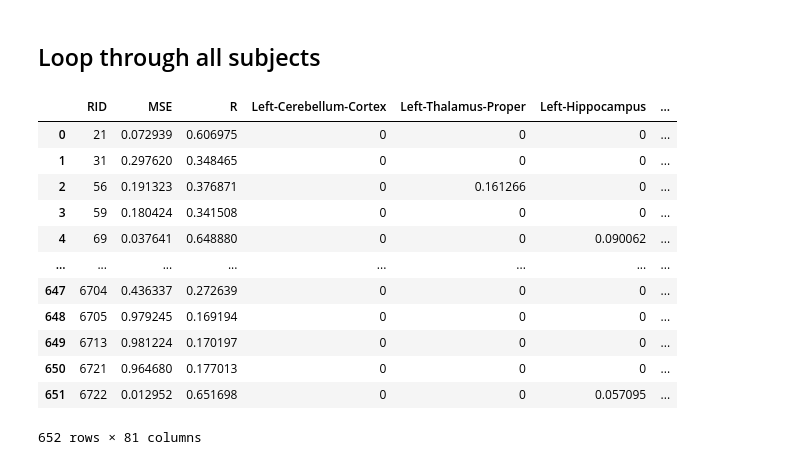
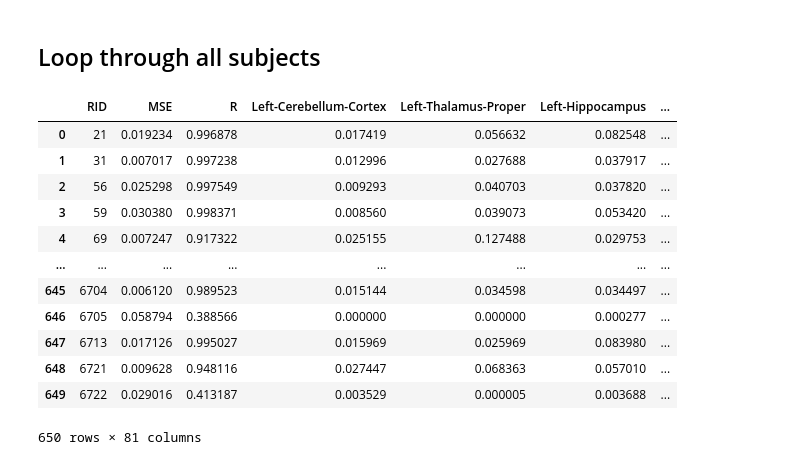
Before and after one commit to LaasyaMunjeti/EBM-Nexis, a Jupyter notebook: Running_nexis_seedop.ipynb, the cells around one changed output. Cells and saved outputs as stored; diff of their text form; code cells hidden in the pictures.

```diff
--- a/Running_nexis_seedop.ipynb
+++ b/Running_nexis_seedop.ipynb
@@ -62,7 +65,7 @@ regions = ['Left-Cerebellum-Cortex','Left-Thalamus-Proper','Left-Hippocampus','L
 
 C_ = connectivity_matrix  # Connectivity matrix (nROI x nROI)
 U_ = np.zeros((nROI, 1)) # Cell type matrix (nROI x nTypes)/ gene_data_reordered
-t_vec_ = np.linspace(0, 15, 16)  # Time vector in terms of stages outputted by EBM (16 stages) # CHANGE LATER: 100 time points once time vs. stage relationship has been specified
+t_vec_ = np.linspace(0, 18, 19)  # Time vector in terms of stages outputted by EBM (16 stages) # CHANGE LATER: 100 time points once time vs. stage relationship has been specified
 w_dir_ = 0  # Since I don't care about directionality, set to 0 which overwrites s as 0.5
 volcorrect_ = 1  # Binary flag set to 0 if not correcting for volume, set to 1 if correcting for volume and add regional volume data to regional_volumes
 region_volumes_ = regional_volumes_excluded  # Regional volumes for normalization (nROI x 1)
@@ -270,13 +315,14 @@ nexis_model = run_Nexis(C_=C_, U_=U_, t_vec_=t_vec_, w_dir_=w_dir_,
                         region_volumes_=region_volumes_, logistic_term_=1)
 
 # Parameters for simulate_nexis method
-parameters =  [0.26578466302222054, 0.4901505014988503, 1.0, 0.5, 0.0, 0.0, 20.000567683872493, thresholded_init_vec] # [alpha, beta, gamma, s, b, p, k, initial vector] # CAN MANUALLY SET PARAMETERS HERE
+parameters =  [0.574, 0.539, 1, 0.5, 0.0, 0.0, 50.0, optimized_initial_vec] # [alpha, beta, gamma, s, b, p, k, initial vector] # CAN MANUALLY SET PARAMETERS HERE
 
 # Call the simulate_nexis method with the parameters
 Y = nexis_model.simulate_nexis(parameters)
 
-# Take stages from Y that correspond to patient's stages
-Y_edited = Y[:, stages]
+if individual:
+    # Take stages from Y that correspond to patient's stages
+    Y_edited = Y[:, stages]
 
 # Plot heatmap of Y
 plt = heatmap('baseline',Y)
@@ -285,13 +331,12 @@ plt = heatmap('baseline',Y)
 # %% [markdown]
 ## Check Results
 # %%
-# Calculate MSE between E(t) and Y
-mse = mse_matrix(patient_tau, Y_edited)
-print('Mean squared error: ' + str(mse))
+if individual:
+    # Calculate MSE between E(t) and Y
+    mse = mse_matrix(patient_tau, Y_edited)
+    print('Mean squared error: ' + str(mse))
 
- # Calculate R (only relevant with longitudinal data)
-Y_edited = Y_edited.flatten()
-patient_tau = patient_tau.flatten()
-R, p_value = pearsonr(Y_edited, patient_tau)
-print('Pearsons R: ' + str(R))
+    # Calculate R (only relevant with longitudinal data)
+    R, p_value = pearsonr(Y_edited.flatten(), patient_tau.flatten())
+    print('Pearsons R: ' + str(R))
 # %% [output]
@@ -333,7 +398,4 @@ plt.show
 # %% [markdown]
 ## Loop through all subjects
 # %%
-# Avoid repeating any RIDS
-unique_rids = patient_data['RID'].unique()
-
 #Create a data frame for all patients seeding patterns
@@ -352,62 +414,52 @@ for rid in unique_rids:
     stages = [int(x) for x in stages]
 
     # Define patient tau data
-    patient_tau = patient.iloc[:,3:]
-
-    # Reorder regions to match region order of connectivity matrix
-    patient_tau = patient_tau.iloc[:, new_order_ADNI]
-
-    # Delete striatal regions
-    patient_tau = patient_tau.drop(regions_to_exclude, axis = 1)
+    patient_tau = patient.iloc[:,4:]
 
     # Convert to array and transpose so dim = nROI x # of stages
     patient_tau = patient_tau.to_numpy()
     patient_tau = patient_tau.T
 
     # Perform the optimization
-    custom_Nexis_MSE = partial(Nexis_MSE, patient_tau=patient_tau)
+    custom_Nexis_MSE = partial(Nexis_MSE, patient_tau=patient_tau, stages=stages)
 
     result = minimize(custom_Nexis_MSE, init_guess, bounds=bounds, method='L-BFGS-B',
                     options={'ftol': 1e-3, 'gtol': 1e-3, 'maxiter': 1000})
 
     if result.success:
         optimized_initial_vec = result.x
         optimized_initial_vec = optimized_initial_vec.tolist( )
 
-    # Thershold regional seed values to increase sparcity
-    top_values = heapq.nlargest(num_seeds, optimized_initial_vec)
-    optimized_initial_vec = [x if x in top_values else 0 for x in optimized_initial_vec]
-
     # Run Nexis
-    parameters =  [0.26578466302222054, 0.4901505014988503, 1.0, 0.5, 0.0, 0.0, 20.000567683872493, optimized_initial_vec] # [alpha, beta, gamma, s, b, p, k, initial vector] # CAN MANUALLY SET PARAMETERS HERE
+    parameters =  [0.574, 0.539, 1, 0.5, 0.0, 0.0, 50.0, optimized_initial_vec] # [alpha, beta, gamma, s, b, p, k, initial vector] # CAN MANUALLY SET PARAMETERS HERE
     Y = nexis_model.simulate_nexis(parameters)
     Y_edited = Y[:, stages]
 
     # Calculate MSE and R
     mse = mse_matrix(patient_tau, Y_edited)
     corr_coeff, p_value = pearsonr(patient_tau.flatten(), Y_edited.flatten())
 
     # Create data frame for the subject
     seeding = pandas.DataFrame([[rid] + [mse] + [corr_coeff] + optimized_initial_vec], columns=column_names)
 
     # Concatenate the original DataFrame with the new DataFrame
     seeding_all = pandas.concat([seeding_all, seeding], ignore_index=True)
 
 seeding_all
 # %% [output]
 |  | RID | MSE | R | Left-Cerebellum-Cortex | Left-Thalamus-Proper | Left-Hippocampus | ... |
-| 0 | 21 | 0.072939 | 0.606975 | 0 | 0 | 0 | ... |
-| 1 | 31 | 0.297620 | 0.348465 | 0 | 0 | 0 | ... |
-| 2 | 56 | 0.191323 | 0.376871 | 0 | 0.161266 | 0 | ... |
-| 3 | 59 | 0.180424 | 0.341508 | 0 | 0 | 0 | ... |
-| 4 | 69 | 0.037641 | 0.648880 | 0 | 0 | 0.090062 | ... |
+| 0 | 21 | 0.019234 | 0.996878 | 0.017419 | 0.056632 | 0.082548 | ... |
+| 1 | 31 | 0.007017 | 0.997238 | 0.012996 | 0.027688 | 0.037917 | ... |
+| 2 | 56 | 0.025298 | 0.997549 | 0.009293 | 0.040703 | 0.037820 | ... |
+| 3 | 59 | 0.030380 | 0.998371 | 0.008560 | 0.039073 | 0.053420 | ... |
+| 4 | 69 | 0.007247 | 0.917322 | 0.025155 | 0.127488 | 0.029753 | ... |
 | ... | ... | ... | ... | ... | ... | ... | ... |
-| 647 | 6704 | 0.436337 | 0.272639 | 0 | 0 | 0 | ... |
-| 648 | 6705 | 0.979245 | 0.169194 | 0 | 0 | 0 | ... |
-| 649 | 6713 | 0.981224 | 0.170197 | 0 | 0 | 0 | ... |
-| 650 | 6721 | 0.964680 | 0.177013 | 0 | 0 | 0 | ... |
-| 651 | 6722 | 0.012952 | 0.651698 | 0 | 0 | 0.057095 | ... |
+| 645 | 6704 | 0.006120 | 0.989523 | 0.015144 | 0.034598 | 0.034497 | ... |
+| 646 | 6705 | 0.058794 | 0.388566 | 0.000000 | 0.000000 | 0.000277 | ... |
+| 647 | 6713 | 0.017126 | 0.995027 | 0.015969 | 0.025969 | 0.083980 | ... |
+| 648 | 6721 | 0.009628 | 0.948116 | 0.027447 | 0.068363 | 0.057010 | ... |
+| 649 | 6722 | 0.029016 | 0.413187 | 0.003529 | 0.000005 | 0.003688 | ... |
-652 rows × 81 columns
+650 rows × 81 columns
 # %%
 # Add diagnosis and ml_stage information to data frame
 seeding_all.insert(1, 'Diagnosis', patient_data['Diagnosis'])
```
Also changed, not shown: parts of 11 cells of this notebook.
